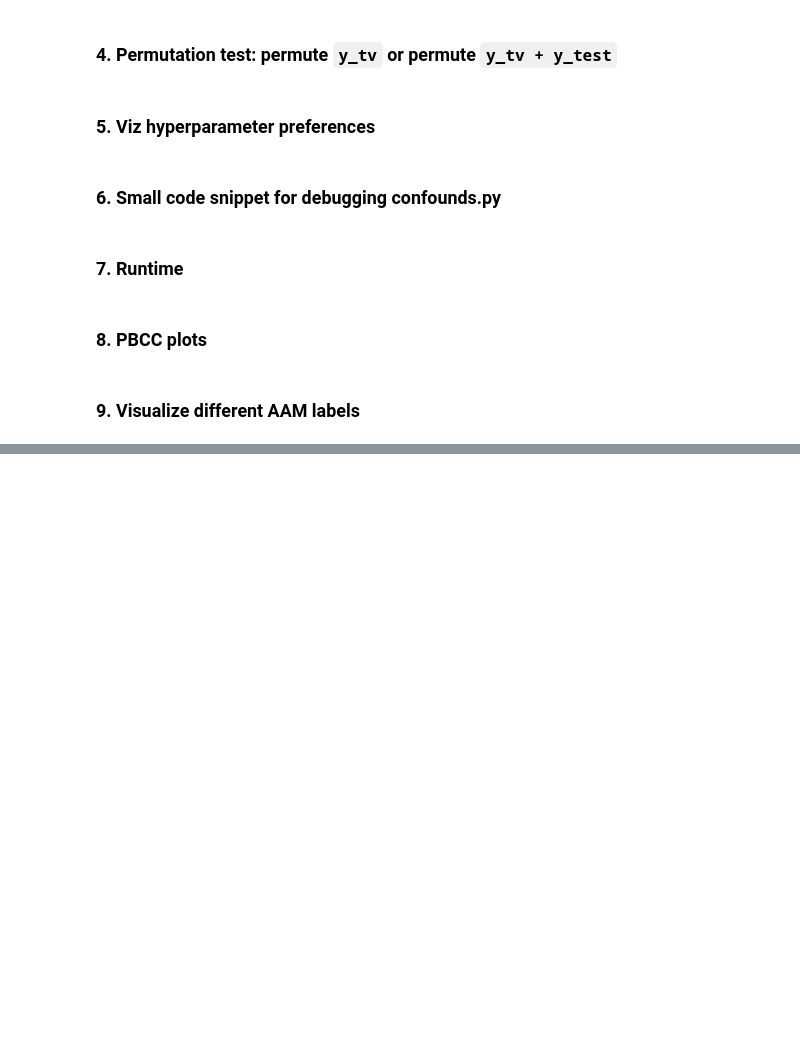
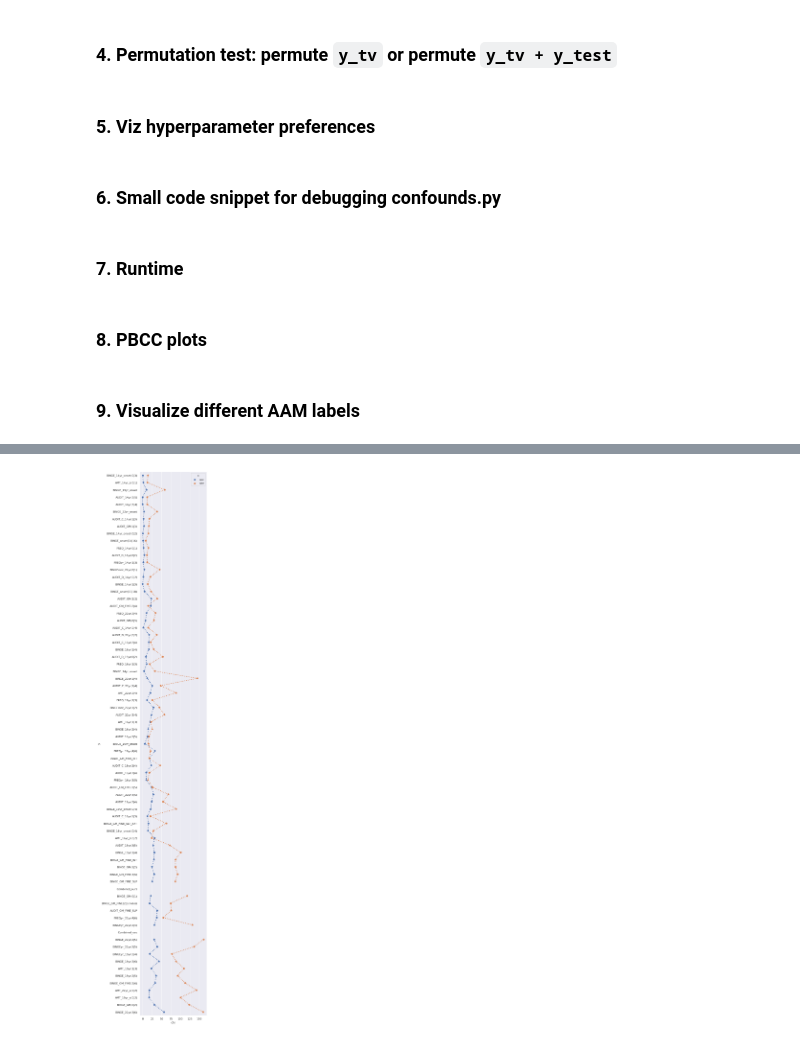
Before and after one commit to RoshanRane/ML_for_IMAGEN, a Jupyter notebook: MLpipelines/plot_results.ipynb, the cells around one changed output, grey strips where cells are left out. Saved outputs shown, nothing was run; the diff lists cells and outputs as text; code cells hidden in the pictures; blank space fills up the shorter version.

```diff
--- a/MLpipelines/plot_results.ipynb
+++ b/MLpipelines/plot_results.ipynb
@@ -903,0 +921,11 @@ plt.show()
+# %%
+# all the combos of labels ordered by the increasing order of the average test_score (got it from 1.3)
+y_order=[
+ 'BINGE\\_14yr\\_onset(0|3)', 'AMT\\_14yr\\_a(0|1)', 'BINGE\\_19yr\\_onset', 'AUDIT\\_14yr(3|5)', 'AUDIT\\_14yr(3|4)', 'BINGE\\_22yr\\_onset', 'AUDIT\\_C\\_14yr(1|3)', 'AUDIT\\_GM(1|3)',
+ 'BINGE\\_14yr\\_onset(0|2)', 'BINGE\\_onset(14|16)', 'FREQ\\_14yr(0|1)', 'AUDIT\\_D\\_16yr(0|2)', 'FREQyr\\_14yr(1|3)', 'BINGEmnt\\_22yr(0|1)', 'AUDIT\\_D\\_14yr(0|2)', 'BINGE\\_14yr(1|3)', 'BINGE\\_onset(16|18)', 'AUDIT\\_GM(1|2)', 'AUDIT\\_GM\\_FINE(2|4)',
+ 'FREQ\\_22yr(2|4)', 'AUDIT\\_GM(0|3)', 'AUDIT\\_C\\_14yr(2|4)', 'AUDIT\\_D\\_22yr(0|2)', 'AUDIT\\_C\\_16yr(2|4)', 'BINGE\\_16yr(1|4)', 'AUDIT\\_D\\_19yr(0|2)', 'FREQ\\_16yr(1|3)', 'BINGE\\_14yr\\_onset', 'BINGE\\_22yr(1|4)', 'AUDIT\\_C\\_22yr(2|4)',
+ 'AMT\\_22yr(2|4)', 'FREQ\\_19yr(1|3)', 'BINGEmnt\\_22yr(1|2)', 'AUDIT\\_22yr(3|4)', 'AMT\\_16yr(1|3)', 'BINGE\\_16yr(2|4)', 'AUDIT\\_16yr(3|5)', 'BINGE\\_16yr\\_onset', 'FREQyr\\_19yr(4|6)', 'AUDIT\\_GM\\_FINE\\_INT', 'AUDIT\\_C\\_19yr(2|4)', 'AUDIT\\_16yr(3|4)', 'FREQyr\\_16yr(3|5)',
+ 'AUDIT\\_GM\\_FINE(1|5)', 'AUDIT\\_22yr(3|5)', 'AUDIT\\_19yr(3|4)', 'BINGE\\_19yr\\_onset(0|4)', 'AUDIT\\_C\\_16yr(1|3)', 'BINGE\\_GM\\_FINE\\_SLP\\_EXT', 'BINGE\\_16yr\\_onset(0|4)', 'AMT\\_16yr\\_a(0|2)', 'AUDIT\\_19yr(3|5)', 'BINGE\\_19yr(1|4)', 'BINGE\\_GM\\_FINE\\_INT', 'BINGE\\_GM(1|2)',
+ 'BINGE\\_GM\\_FINE(3|6)', 'BINGE\\_GM\\_FINE\\_SLP', 'Combined\\_ours', 'BINGE\\_GM(0|1)', 'BINGE\\_GM\\_FINE(2|5(no6)))', 'AUDIT\\_GM\\_FINE\\_SLP', 'FREQyr\\_22yr(4|6)', 'BINGEyr\\_22yr(2|4)', 'Combined\\_seo', 'BINGE\\_22yr(2|5)', 'BINGEyr\\_22yr(2|5)', 'BINGEyr\\_19yr(2|4)', 'BINGE\\_19yr(3|6)', 'AMT\\_19yr(1|3)',
+ 'BINGE\\_19yr(2|5)', 'BINGE\\_GM\\_FINE(2|6)', 'AMT\\_22yr\\_a(0|2)', 'AMT\\_19yr\\_a(0|2)', 'BINGE\\_GM(0|2)', 'BINGE\\_22yr(3|6)',]
+y_order = [y.replace("\\","") for y in y_order]
@@ -903,0 +948,20 @@ plt.show()
+# %%
+chisqs = pd.concat([pd.read_csv(f) for f in glob(f"results/*-combos*/*/chi-square.csv")])
+# convert p-values to stars
+def get_p_value_marker(p):
+    if p<=0.001:
+        return "*"
+    elif p<=0.05:
+        return "X"
+    else:
+        return ","
+
+sns.set(rc={'figure.figsize':(5,len(chisqs)/3.5)})
+sns.pointplot(data=chisqs, x="chi", y="y",
+              hue="c",
+              markers=list(chisqs["p-value"].apply(get_p_value_marker)),
+              linestyles=":",
+              join=True, height=20, order=y_order)
+plt.show()
+# %% [output]
+[figure, added]
```
Also changed, not shown: parts of 5 cells of this notebook.
